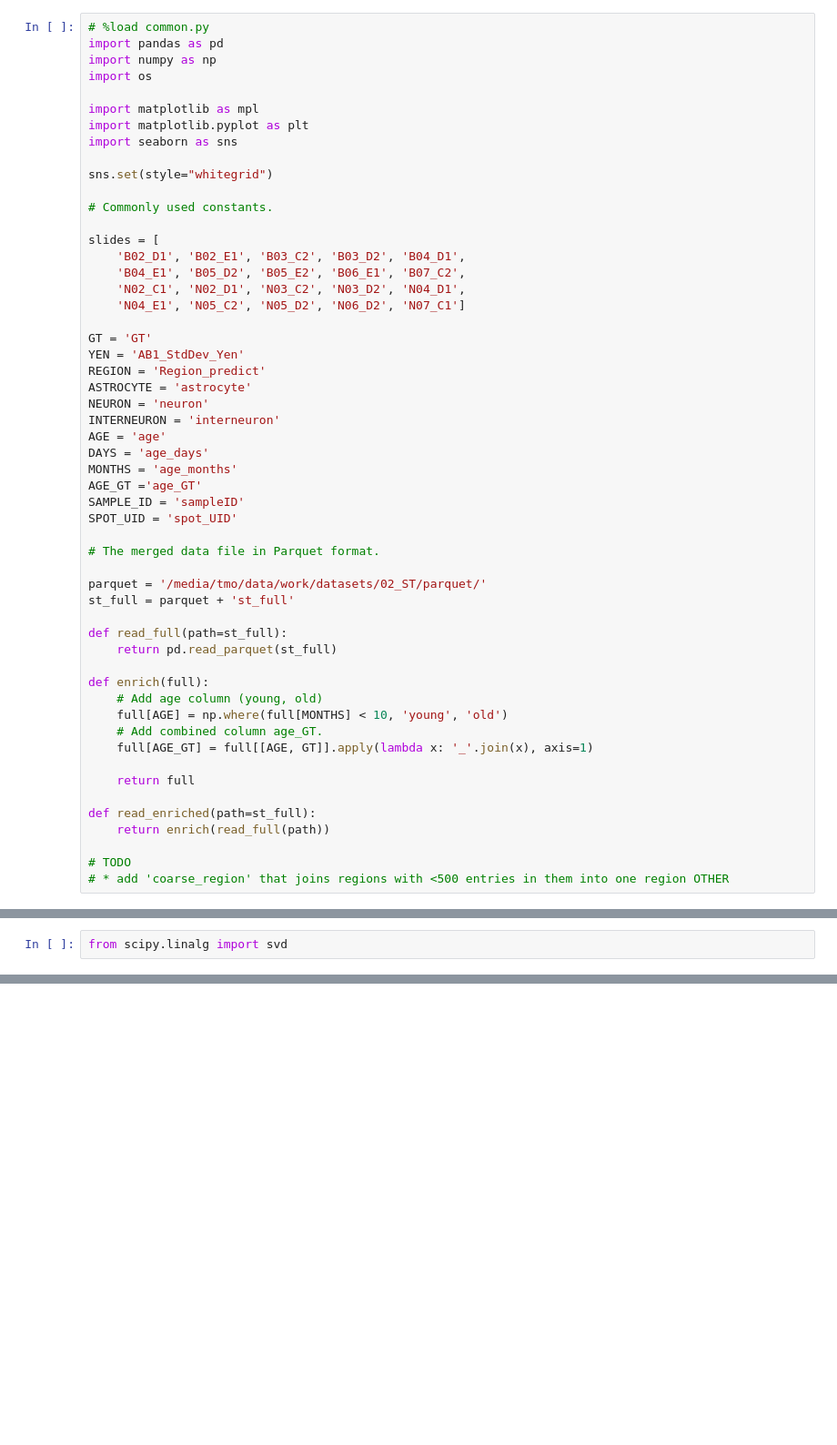
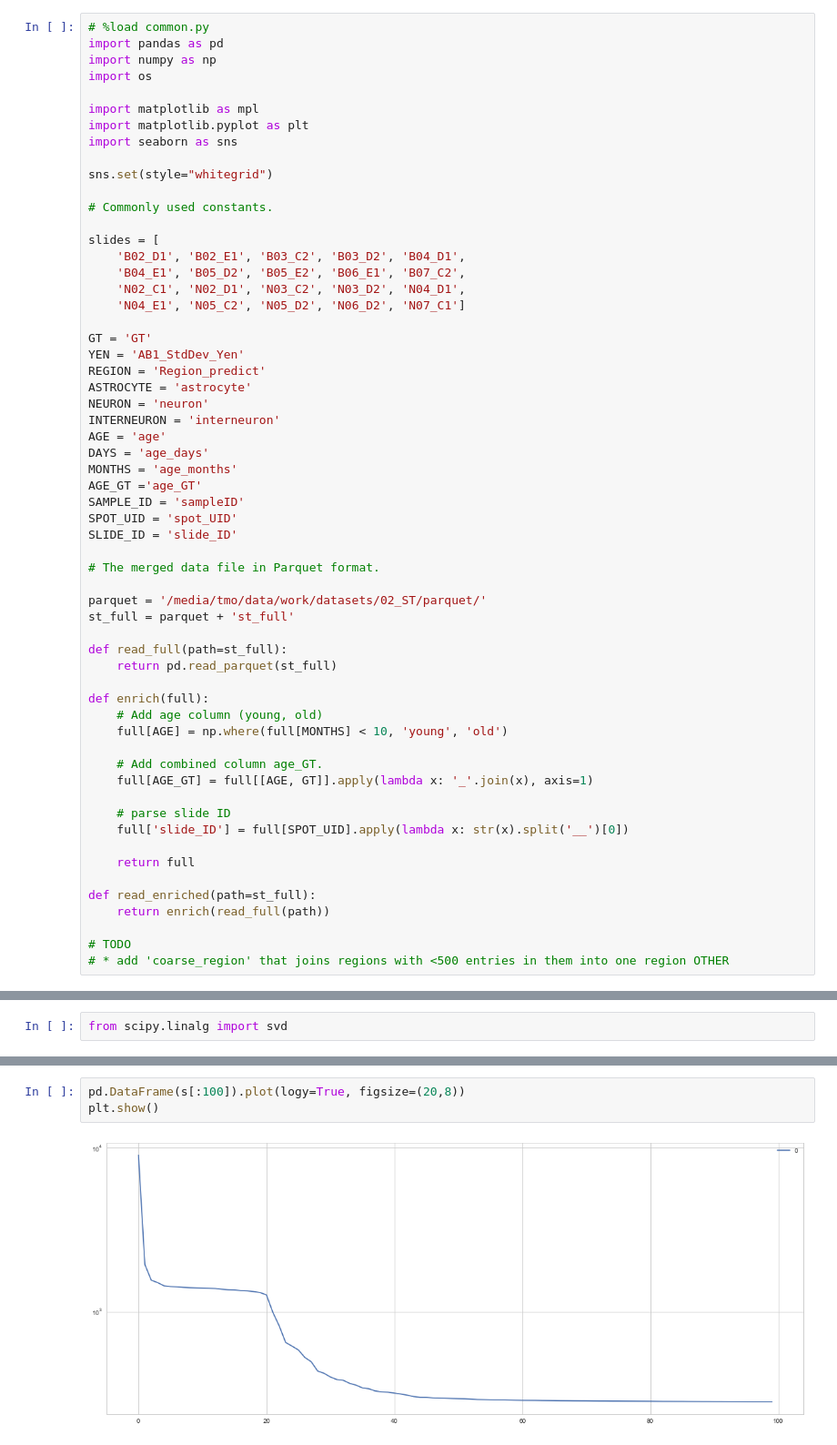
Before and after one commit to tmoerman/alois, a Jupyter notebook: notebooks/04_leverage_distributions.ipynb, the cells around one changed output, grey strips where cells are left out. Shown at 91% size. Cells and saved outputs as stored; diff of their text form; blank space fills up the shorter version.

```diff
--- a/notebooks/04_leverage_distributions.ipynb
+++ b/notebooks/04_leverage_distributions.ipynb
@@ -37,6 +37,7 @@ MONTHS = 'age_months'
 AGE_GT ='age_GT'
 SAMPLE_ID = 'sampleID'
 SPOT_UID = 'spot_UID'
+SLIDE_ID = 'slide_ID'
 
 # The merged data file in Parquet format.
 
@@ -49,8 +50,12 @@ def read_full(path=st_full):
 def enrich(full):
     # Add age column (young, old)
     full[AGE] = np.where(full[MONTHS] < 10, 'young', 'old')
+
     # Add combined column age_GT.
     full[AGE_GT] = full[[AGE, GT]].apply(lambda x: '_'.join(x), axis=1)
+
+    # parse slide ID
+    full['slide_ID'] = full[SPOT_UID].apply(lambda x: str(x).split('__')[0])
 
     return full
 
@@ -78,0 +105,5 @@ U, s, V = svd(ex_matrix)
+# %%
+pd.DataFrame(s[:100]).plot(logy=True, figsize=(20,8))
+plt.show()
+# %% [output]
+[figure, added]
```
Also changed, not shown: parts of 19 cells of this notebook, 2 other files.
